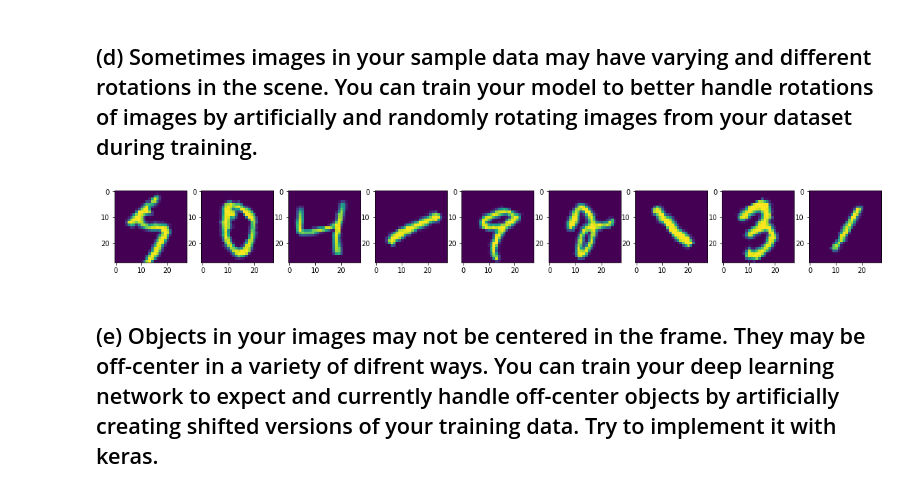
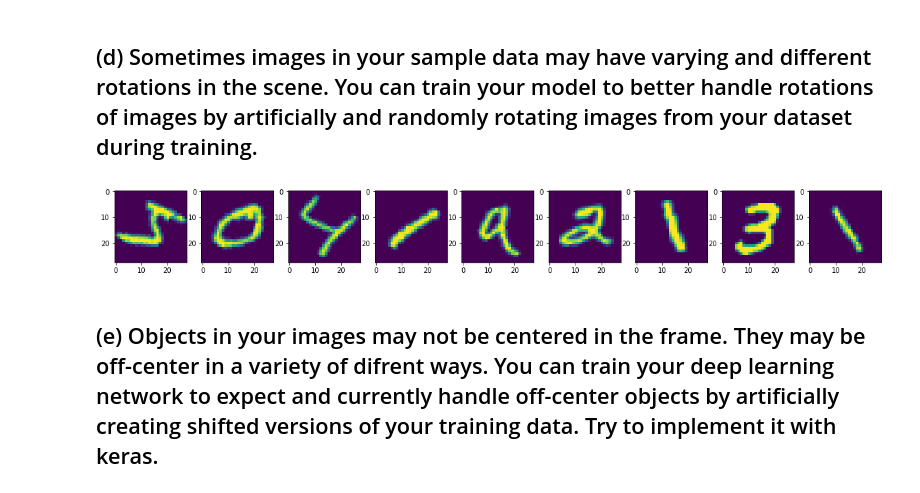
Before and after one commit to swdev1202/cmpe258-hw, a Jupyter notebook: hw2/DeepLearning_HW_2_Problems.ipynb, the cells around one changed output. Cells and saved outputs as stored; diff of their text form; code cells hidden in the pictures.

```diff
--- a/hw2/DeepLearning_HW_2_Problems.ipynb
+++ b/hw2/DeepLearning_HW_2_Problems.ipynb
@@ -48,7 +48,7 @@ plt.show()
 from keras.preprocessing.image import ImageDataGenerator
 
 # ValueError: Input to '.fit()' should have rank 4.
-x_train_converted = x_train.reshape(x_train.shape[0], 1, 28, 28)
+x_train_converted = x_train.reshape(x_train.shape[0], 28, 28, 1)
 
 datagen = ImageDataGenerator(
     featurewise_center=True,
@@ -71,7 +71,7 @@ plt.show()
 ## (c) A whitening transform of an image is a linear algebra operation that reduces the redundancy in the matrix of pixel images. Less redundancy in the image is intended to better highlight the structures and features in the image to the learning algorithm. Typically, image whitening is performed using the Principal Component Analysis (PCA) technique. More recently, an alternative called ZCA ( See Krizhevsky, 2009, Learning Multiple Layers of Features from Tiny Images) shows better results and results in transformed images that keeps all of the original dimensions and unlike PCA, resulting transformed images still look like their originals. Can you do ZCA whitening transform with keras preprocessing ?
 # %%
 # ValueError: Input to '.fit()' should have rank 4.
-x_train_converted = x_train.reshape(x_train.shape[0], 1, 28, 28)
+x_train_converted = x_train.reshape(x_train.shape[0], 28, 28, 1)
 
 # zca_whitening = True argument will enable zca whitening
 datagen = ImageDataGenerator(zca_whitening=True)
@@ -93,25 +93,25 @@ plt.show()
 ## (d) Sometimes images in your sample data may have varying and different rotations in the scene. You can train your model to better handle rotations of images by artificially and randomly rotating images from your dataset during training.
 # %%
 # ValueError: Input to '.fit()' should have rank 4.
-x_train_converted = x_train.reshape(x_train.shape[0], 1, 28, 28)
+x_train_converted = x_train.reshape(x_train.shape[0], 28, 28, 1)
 
 # rotation_range gives each image random rotation angle between 0 to a given value
 # i.e. rotation_range=45 ->  angle between [0,45]
 datagen = ImageDataGenerator(rotation_range=45)
 
 datagen.fit(x_train_converted)
 
 fig = plt.figure(figsize=(20, 20))
 
 for x_batch, y_batch in datagen.flow(x_train_converted, y_train, shuffle=False):
     for i in range(0, 9):
         img = x_batch[i].reshape(28,28)
         fig.add_subplot(1, 9, i+1)
         plt.imshow(img)
     break
 plt.show()
 # %% [output]
-[figure, old version]
+[figure, new version]
 # %% [markdown]
 ## (e) Objects in your images may not be centered in the frame. They may be off-center in a variety of difrent ways. You can train your deep learning network to expect and currently handle off-center objects by artificially creating shifted versions of your training data. Try to implement it with keras.
 # %%
```
Also changed, not shown: parts of 33 cells of this notebook.
